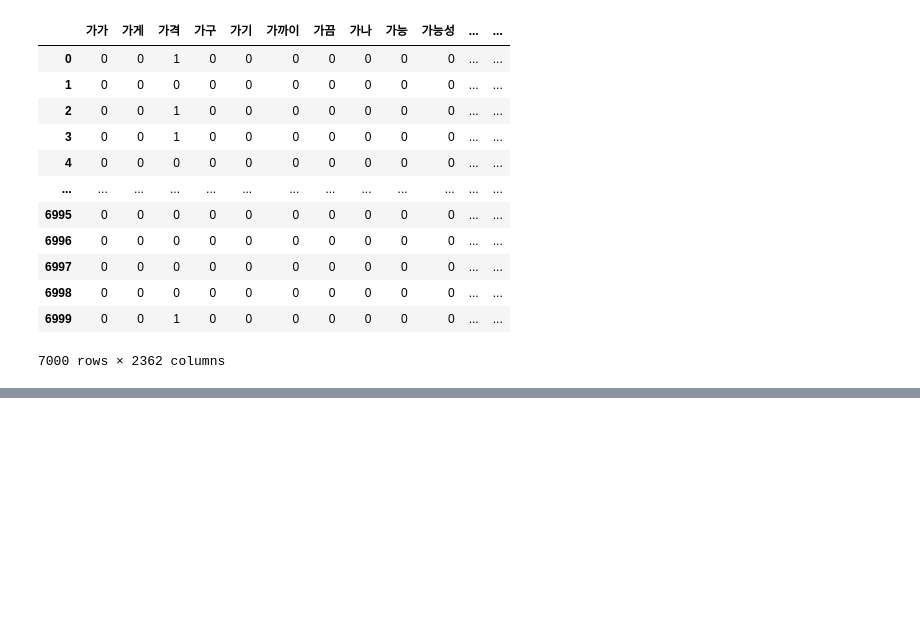
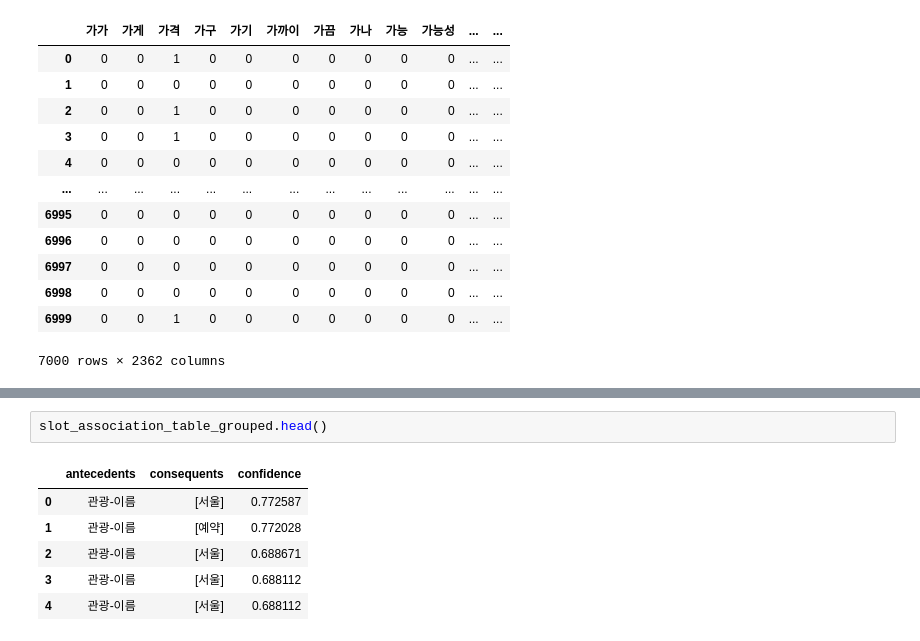
Before and after one commit to bcaitech1/p3-dst-freshtomato, a Jupyter notebook: notebooks/EDA - Market Basket Analysis.ipynb, the cells around one changed output, grey strips where cells are left out. Drawn from its saved outputs; the diff is of its cells as text; blank space fills up the shorter version.

```diff
--- a/notebooks/EDA - Market Basket Analysis.ipynb
+++ b/notebooks/EDA - Market Basket Analysis.ipynb
@@ -160,0 +240,9 @@ association_table.head(3)
+# %%
+slot_association_table_grouped.head()
+# %% [output]
+|  | antecedents | consequents | confidence |
+| 0 | 관광-이름 | [서울] | 0.772587 |
+| 1 | 관광-이름 | [예약] | 0.772028 |
+| 2 | 관광-이름 | [서울] | 0.688671 |
+| 3 | 관광-이름 | [서울] | 0.688112 |
+| 4 | 관광-이름 | [서울] | 0.688112 |
```
Also changed, not shown: parts of 20 cells of this notebook, 1 other file.
